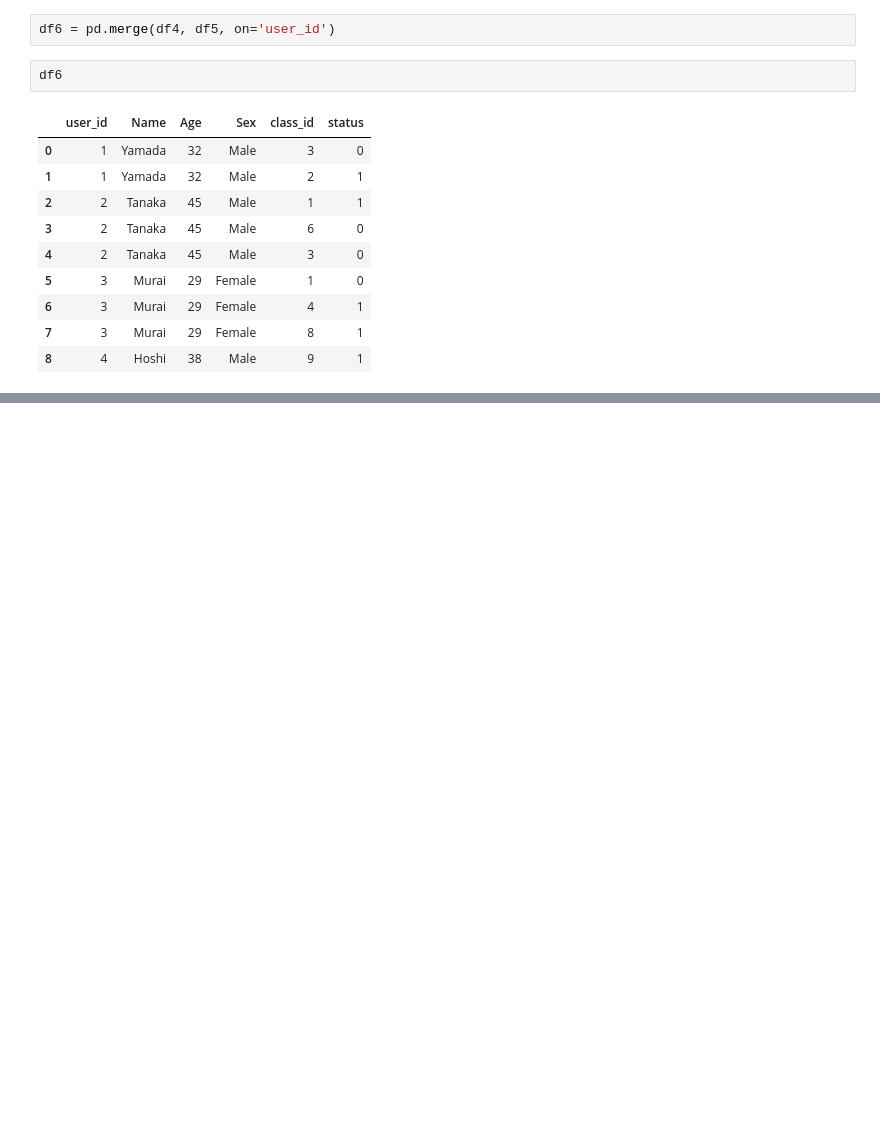
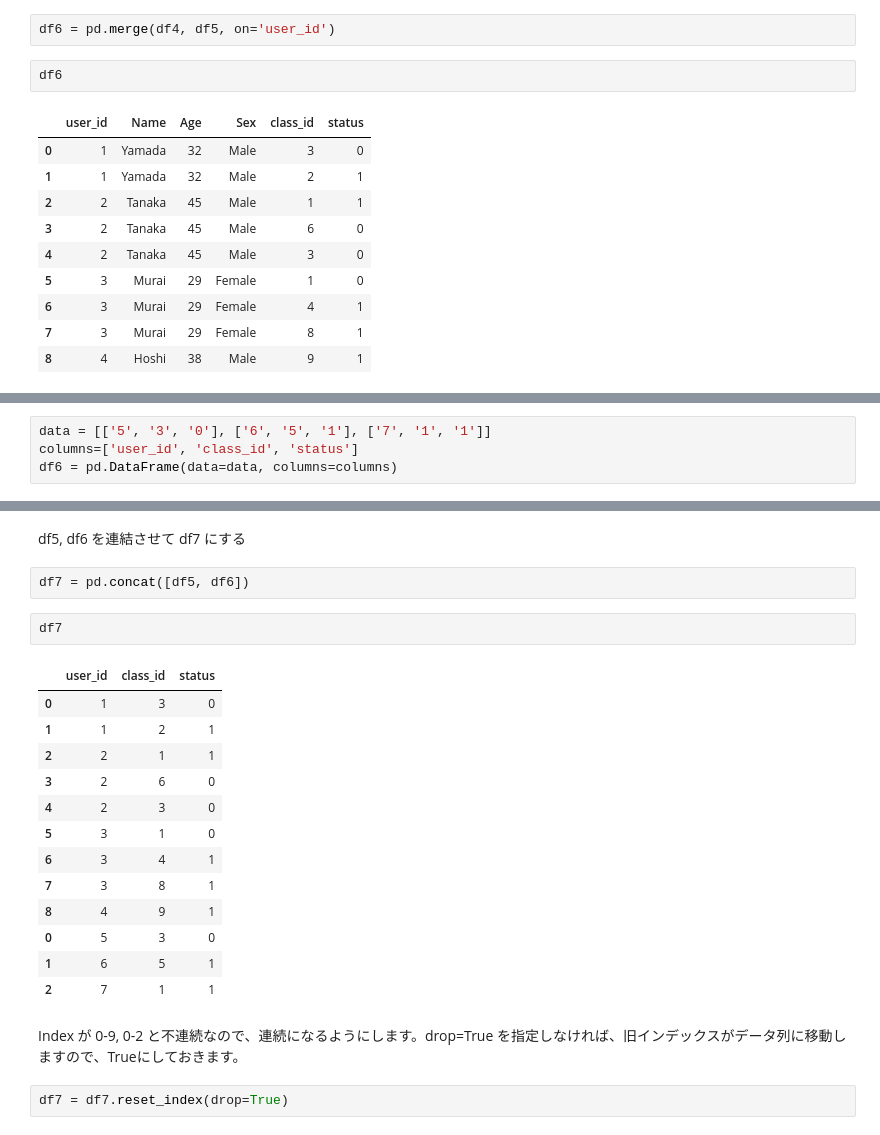
Before and after one commit to naomori/codexa_Pandas_Introduction, a Jupyter notebook: Chapter7.ipynb, the cells around one changed output, grey strips where cells are left out. Saved outputs shown, nothing was run; the diff lists cells and outputs as text; blank space fills up the shorter version.

```diff
--- a/Chapter7.ipynb
+++ b/Chapter7.ipynb
@@ -95,0 +104,4 @@ df6
+# %%
+data = [['5', '3', '0'], ['6', '5', '1'], ['7', '1', '1']]
+columns=['user_id', 'class_id', 'status']
+df6 = pd.DataFrame(data=data, columns=columns)
@@ -95,0 +128,24 @@ df6
+# %% [markdown]
+df5, df6 を連結させて df7 にする
+# %%
+df7 = pd.concat([df5, df6])
+# %%
+df7
+# %% [output]
+|  | user_id | class_id | status |
+| 0 | 1 | 3 | 0 |
+| 1 | 1 | 2 | 1 |
+| 2 | 2 | 1 | 1 |
+| 3 | 2 | 6 | 0 |
+| 4 | 2 | 3 | 0 |
+| 5 | 3 | 1 | 0 |
+| 6 | 3 | 4 | 1 |
+| 7 | 3 | 8 | 1 |
+| 8 | 4 | 9 | 1 |
+| 0 | 5 | 3 | 0 |
+| 1 | 6 | 5 | 1 |
+| 2 | 7 | 1 | 1 |
+# %% [markdown]
+Index が 0-9, 0-2 と不連続なので、連続になるようにします。drop=True を指定しなければ、旧インデックスがデータ列に移動しますので、Trueにしておきます。
+# %%
+df7 = df7.reset_index(drop=True)
```
Also changed, not shown: parts of 6 cells of this notebook.
